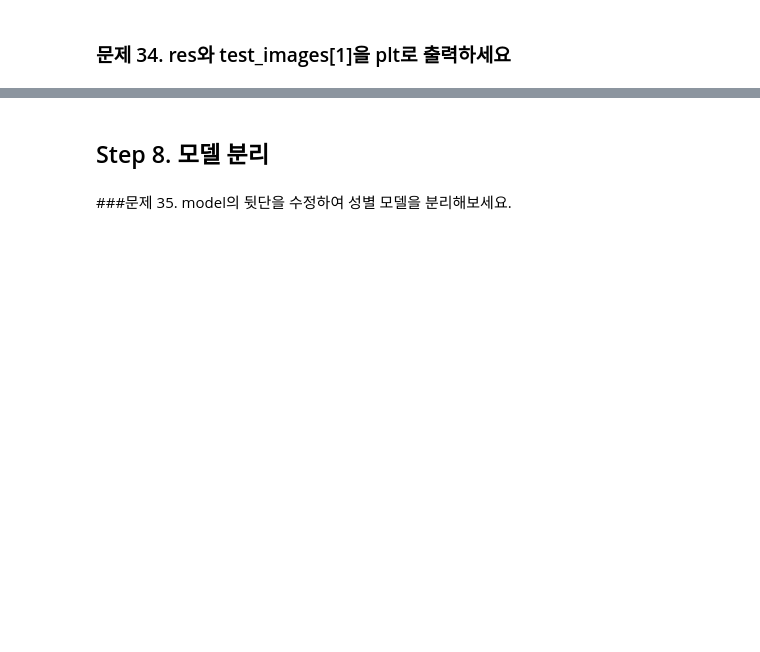
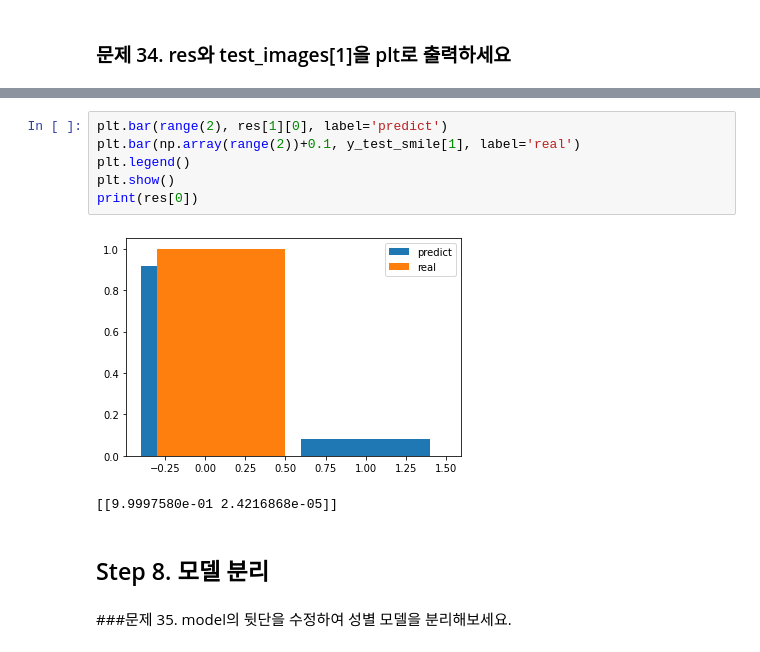
Before and after one commit to sonzwon/TIL_DL, a Jupyter notebook: [practice]Multi_Model_Classification.ipynb, the cells around one changed output, grey strips where cells are left out. Cells and saved outputs as stored; diff of their text form; blank space fills up the shorter version.

```diff
--- a/[practice]Multi_Model_Classification.ipynb
+++ b/[practice]Multi_Model_Classification.ipynb
@@ -625,3 +700,12 @@ plt.show()
+# %%
+plt.bar(range(2), res[1][0], label='predict')
+plt.bar(np.array(range(2))+0.1, y_test_smile[1], label='real')
+plt.legend()
+plt.show()
+print(res[0])
+# %% [output]
+[figure, added]
+[[9.9997580e-01 2.4216868e-05]]
 # %% [markdown]
 ## Step 8. 모델 분리
 # %% [markdown]
```
Also changed, not shown: parts of 50 cells of this notebook.
